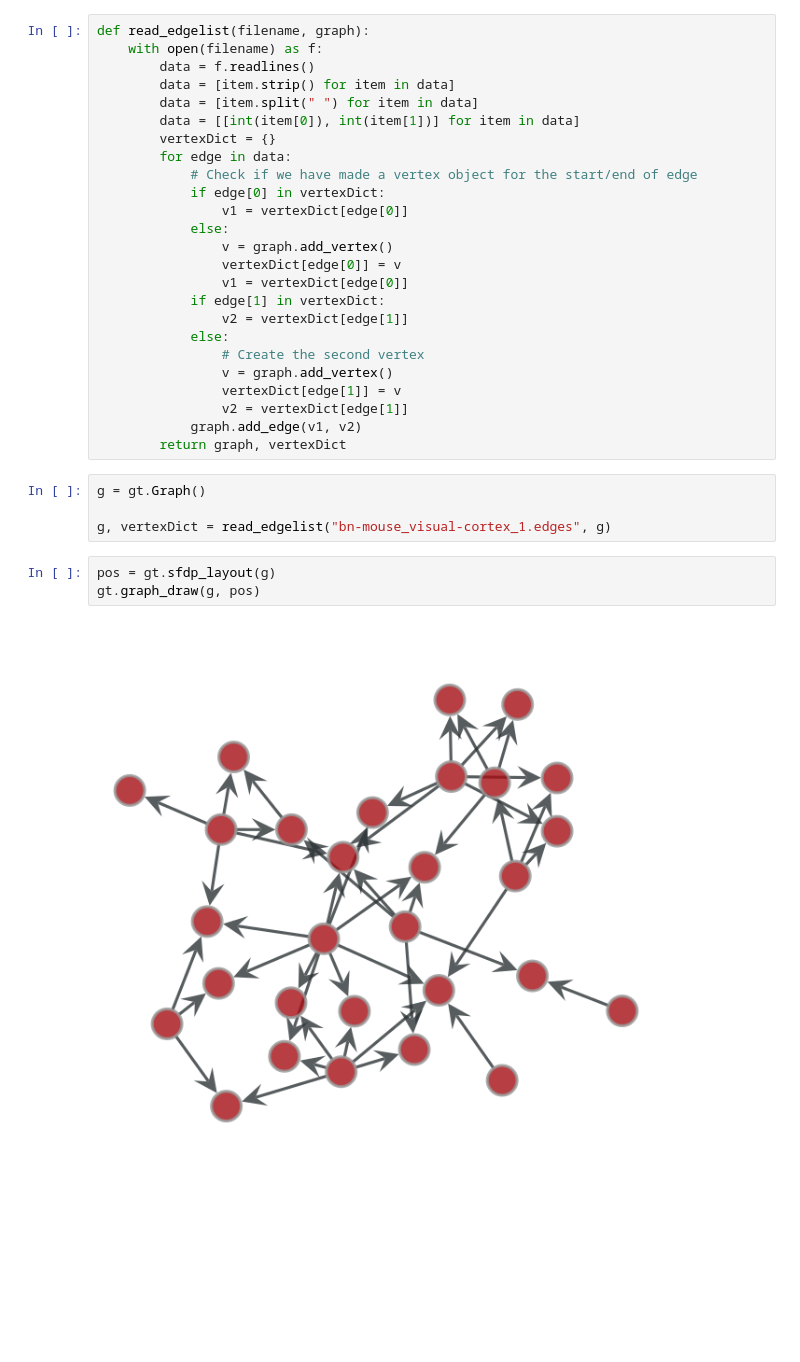
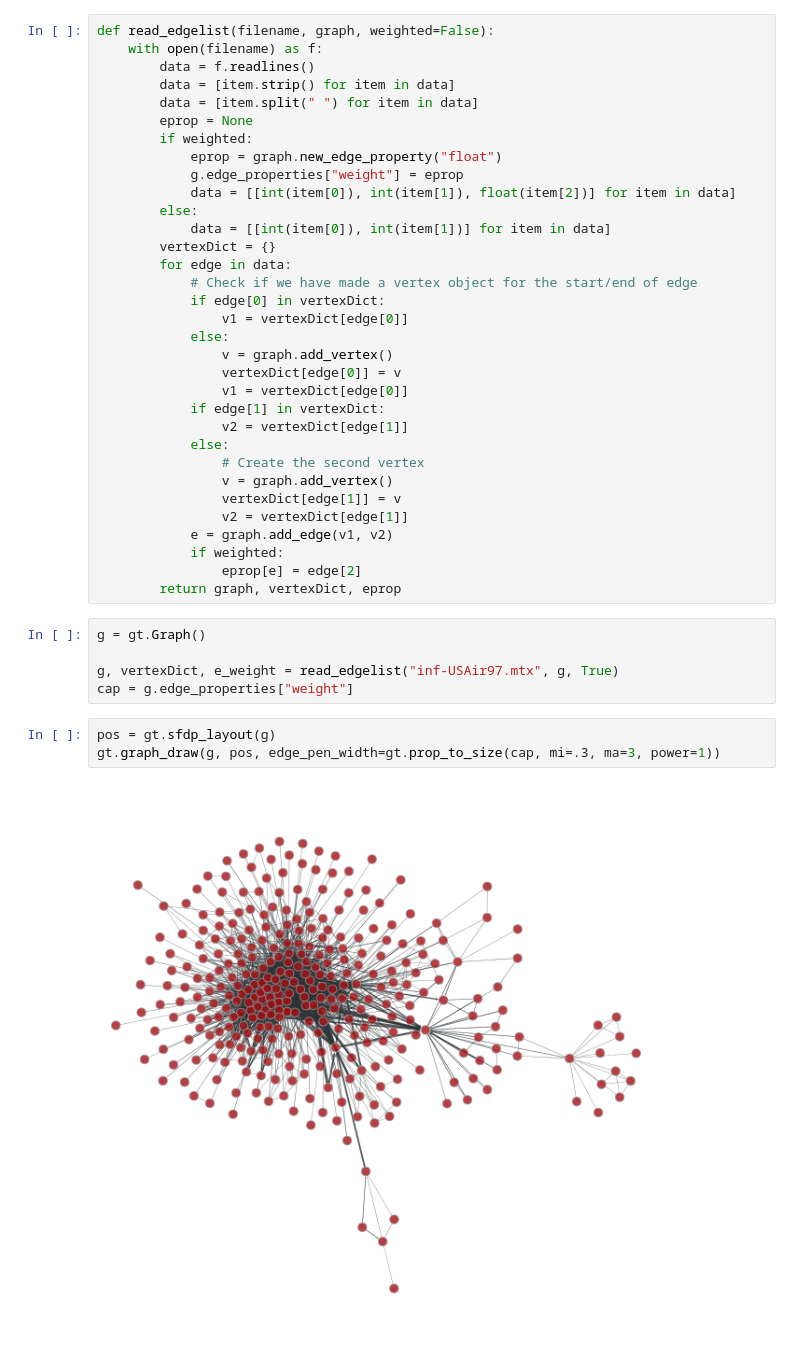
Before and after one commit to narendasan/effective-collaborative-networks, a Jupyter notebook: vis-data.ipynb, the cells around one changed output. Cells and saved outputs as stored; diff of their text form; blank space fills up the shorter version.

```diff
--- a/vis-data.ipynb
+++ b/vis-data.ipynb
@@ -4,10 +5,16 @@ import matplotlib
 # %%
-def read_edgelist(filename, graph):
+def read_edgelist(filename, graph, weighted=False):
     with open(filename) as f:
         data = f.readlines()
         data = [item.strip() for item in data]
         data = [item.split(" ") for item in data]
-        data = [[int(item[0]), int(item[1])] for item in data]
+        eprop = None
+        if weighted:
+            eprop = graph.new_edge_property("float")
+            g.edge_properties["weight"] = eprop
+            data = [[int(item[0]), int(item[1]), float(item[2])] for item in data]
+        else:
+            data = [[int(item[0]), int(item[1])] for item in data]
         vertexDict = {}
         for edge in data:
             # Check if we have made a vertex object for the start/end of edge
@@ -24,14 +31,17 @@ def read_edgelist(filename, graph):
                 v = graph.add_vertex()
                 vertexDict[edge[1]] = v
                 v2 = vertexDict[edge[1]]
-            graph.add_edge(v1, v2)
-        return graph, vertexDict
+            e = graph.add_edge(v1, v2)
+            if weighted:
+                eprop[e] = edge[2]
+        return graph, vertexDict, eprop
 # %%
 g = gt.Graph()
 
-g, vertexDict = read_edgelist("bn-mouse_visual-cortex_1.edges", g)
+g, vertexDict, e_weight = read_edgelist("inf-USAir97.mtx", g, True)
+cap = g.edge_properties["weight"]
 # %%
 pos = gt.sfdp_layout(g)
-gt.graph_draw(g, pos)
+gt.graph_draw(g, pos, edge_pen_width=gt.prop_to_size(cap, mi=.3, ma=3, power=1))
 # %% [output]
-[figure, old version]
+[figure, new version]
```
Also changed, not shown: parts of 7 cells of this notebook, 2 other files.
